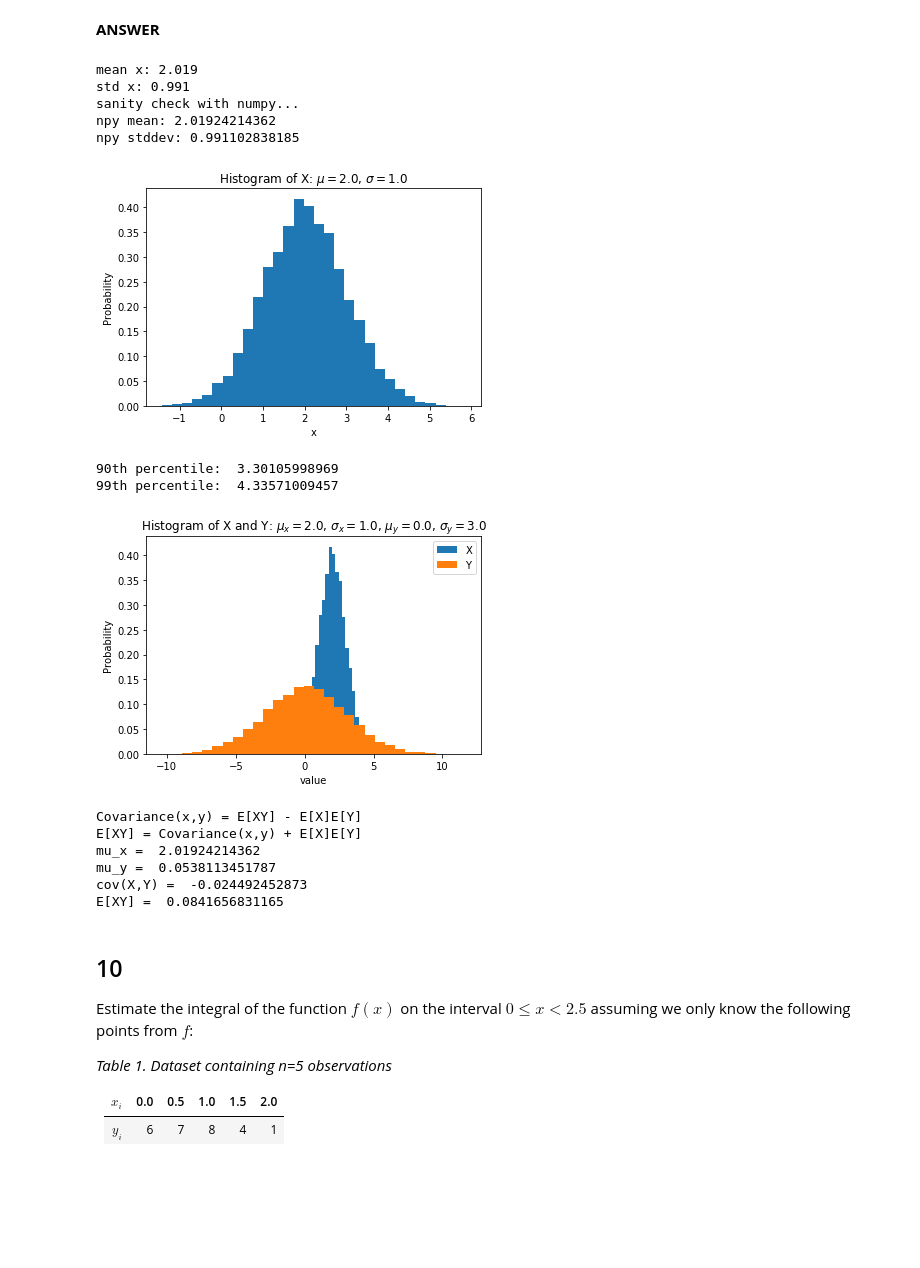
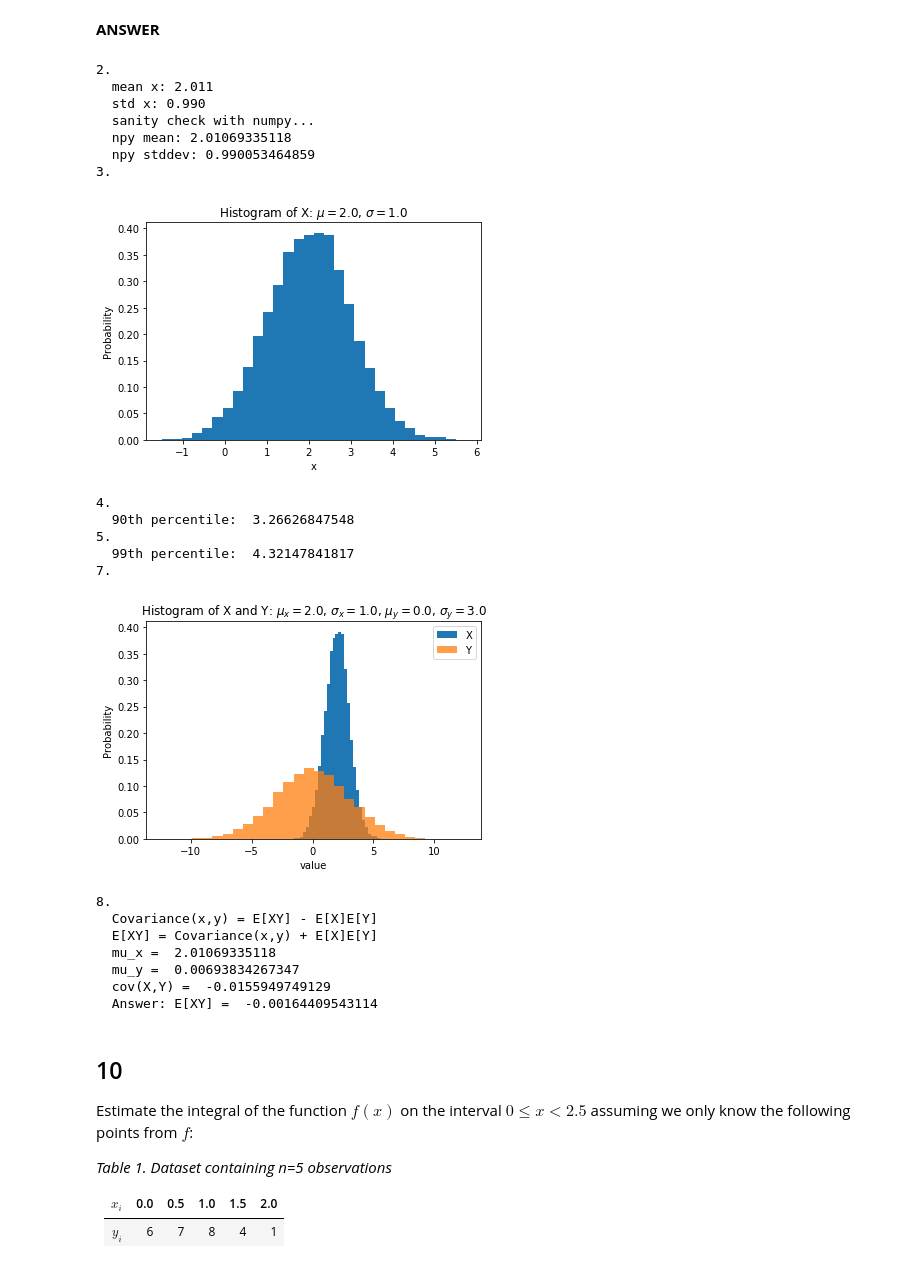
Before and after one commit to inkawhich/machine-learning-course, a Jupyter notebook: Assignment 1.ipynb, the cells around one changed output. Drawn from its saved outputs; the diff is of its cells as text; code cells hidden in the pictures; blank space fills up the shorter version.

Commit message:
Fixed the format of some answers, this may be the last commit

```diff
--- a/Assignment 1.ipynb
+++ b/Assignment 1.ipynb
@@ -524,16 +523,17 @@ mean_x = np.sum(x)/len(x)
 # calculate standard deviation of x
 var_x = np.sum((x-mean_x)**2)/n
 std_x =  math.sqrt(var_x)
-
-print "mean x: %.3f" % mean_x
-print "std x: %.3f" % std_x
-print "sanity check with numpy..."
-print "npy mean:",np.mean(x)
-print "npy stddev:",np.std(x)
+print "2."
+print "  mean x: %.3f" % mean_x
+print "  std x: %.3f" % std_x
+print "  sanity check with numpy..."
+print "  npy mean:",np.mean(x)
+print "  npy stddev:",np.std(x)
 
 #######################################
 # 3
 # Plot the distribution of X as a histogram with 30 bins
+print "3."
 plt.hist(x,30,normed=1)
 plt.xlabel('x')
 plt.ylabel('Probability')
@@ -543,65 +543,75 @@ plt.show()
 #######################################
 # 4
 # Find the 90th percentile
-print "90th percentile: ",np.percentile(x, 90)
+print "4."
+print "  90th percentile: ",np.percentile(x, 90)
 
 #######################################
 # 5
 # Find the 99th percentile
-print "99th percentile: ",np.percentile(x, 99)
+print "5."
+print "  99th percentile: ",np.percentile(x, 99)
 
 #######################################
 # 6
 # create y
 mu_y = 0.0
 sig_y = 3.0
 y = sig_y*np.random.randn(n) + mu_y
 
 #######################################
 # 7
 # Plot the histograms of X and Y together
+print "7."
 plt.hist(x,30,normed=1)
-plt.hist(y,30,normed=1)
+plt.hist(y,30,normed=1, alpha=0.75)
 plt.xlabel('value')
 plt.ylabel('Probability')
 plt.title('Histogram of X and Y: $\mu_x=2.0$, $\sigma_x=1.0$, $\mu_y=0.0$, $\sigma_y=3.0$')
 plt.legend(['X','Y'])
 plt.show()
 
 #######################################
 # 8
 # Method:
 # Covariance(x,y) = E[XY] - E[X]E[Y]
 # E[XY] = Covariance(X,Y) + E[X]E[Y]
 # and we know...
 # E[X] = mean_x
 # E[Y] = mean_y
 mean_y = np.sum(y)/len(y)
 cov_xy = np.cov(x,y)[0][1] # Covariance(X,Y)
 e_xy = cov_xy + mean_x*mean_y
 
-print "Covariance(x,y) = E[XY] - E[X]E[Y]"
-print "E[XY] = Covariance(x,y) + E[X]E[Y]"
-print "mu_x = ",mean_x
-print "mu_y = ",mean_y
-print "cov(X,Y) = ",cov_xy
-print "E[XY] = ",e_xy
+print "8."
+print "  Covariance(x,y) = E[XY] - E[X]E[Y]"
+print "  E[XY] = Covariance(x,y) + E[X]E[Y]"
+print "  mu_x = ",mean_x
+print "  mu_y = ",mean_y
+print "  cov(X,Y) = ",cov_xy
+print "  Answer: E[XY] = ",e_xy
 # %% [output]
-mean x: 2.019
-std x: 0.991
-sanity check with numpy...
-npy mean: 2.01924214362
-npy stddev: 0.991102838185
+2.
+  mean x: 2.011
+  std x: 0.990
+  sanity check with numpy...
+  npy mean: 2.01069335118
+  npy stddev: 0.990053464859
+3.
-[figure, old version]
+[figure, new version]
-90th percentile:  3.30105998969
-99th percentile:  4.33571009457
+4.
+  90th percentile:  3.26626847548
+5.
+  99th percentile:  4.32147841817
+7.
-[figure, old version]
+[figure, new version]
-Covariance(x,y) = E[XY] - E[X]E[Y]
-E[XY] = Covariance(x,y) + E[X]E[Y]
-mu_x =  2.01924214362
-mu_y =  0.0538113451787
-cov(X,Y) =  -0.024492452873
-E[XY] =  0.0841656831165
+8.
+  Covariance(x,y) = E[XY] - E[X]E[Y]
+  E[XY] = Covariance(x,y) + E[X]E[Y]
+  mu_x =  2.01069335118
+  mu_y =  0.00693834267347
+  cov(X,Y) =  -0.0155949749129
+  Answer: E[XY] =  -0.00164409543114
 # %% [markdown]
 ## 10
 Estimate the integral of the function $f(x)$ on the interval $0\leq x < 2.5$ assuming we only know the following points from $f$:
```
Also changed, not shown: parts of 3 cells of this notebook.
